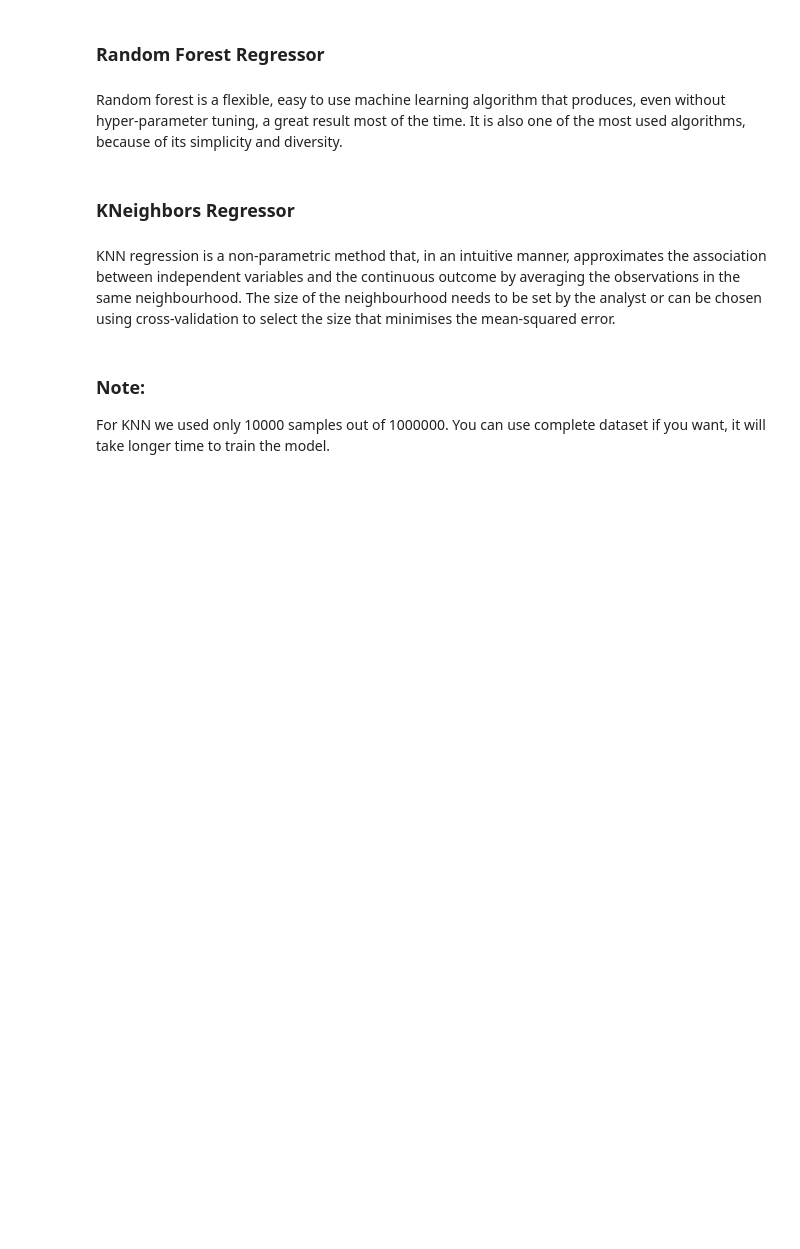
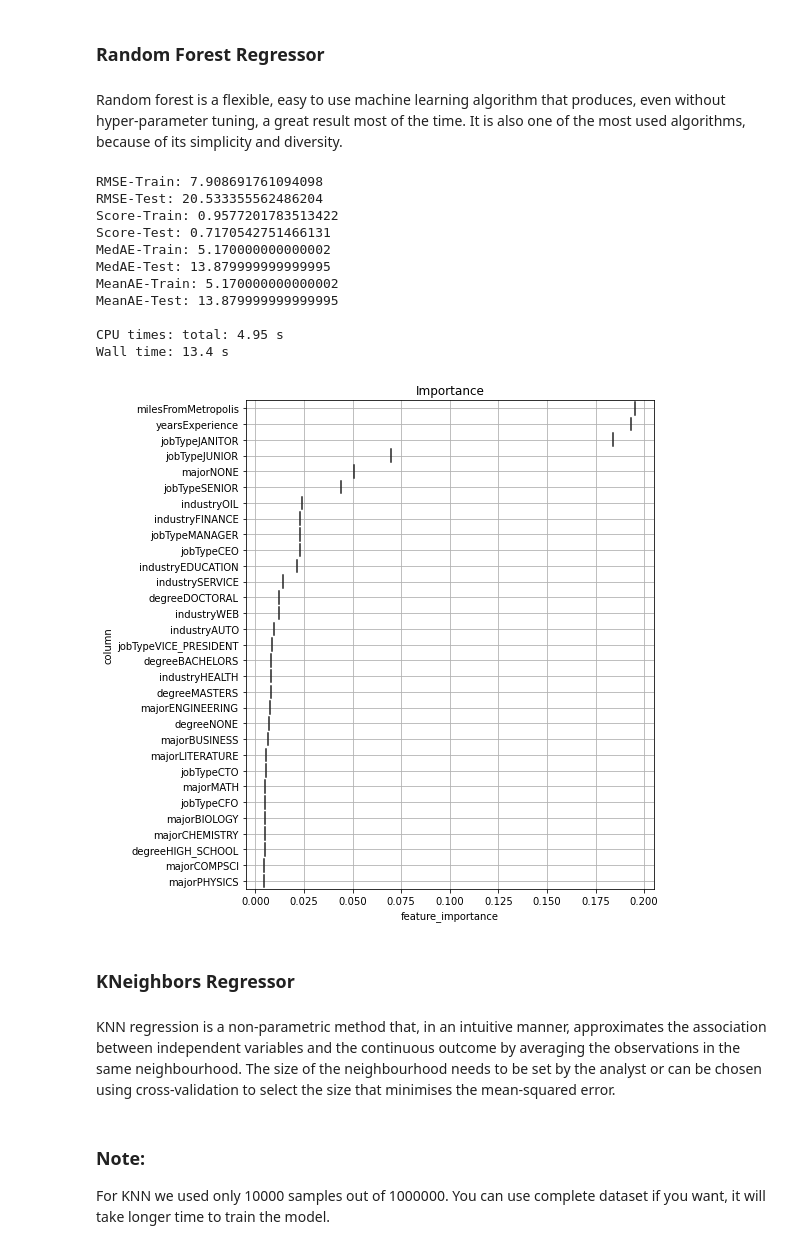
Before and after one commit to wiznikvibe/salary_regression, a Jupyter notebook: Employee_attrition_withoutcode.ipynb, the cells around one changed output. Saved outputs shown, nothing was run; the diff lists cells and outputs as text; code cells hidden in the pictures; blank space fills up the shorter version.

```diff
--- a/Employee_attrition_withoutcode.ipynb
+++ b/Employee_attrition_withoutcode.ipynb
@@ -1328,6 +911,7 @@ train_Y =
 # %%
 # passing features dataframe for one hot encoding process
-encoder =
-train_X =
-train_X =
-train_X =
+encoder = OneHotEncoder()
+train_X = encoder.fit_transform(train_X)
+train_X = train_X.join(train_data['yearsExperience'])
+train_X = train_X.join(train_data['milesFromMetropolis'])
+train_X.head()
@@ -1343,19 +935,29 @@ from sklearn.metrics import median_absolute_error
 
 # Function for calculating RMSE
 def rmse(x,y):
-
+    return np.sqrt(((x-y)**2).mean())
 
 
 
 # Function for calculating all the relevant metrics
 def print_score(m):
-    res =
+    res = [
+        rmse(m.predict(X_train),y_train),
+        rmse(m.predict(X_test), y_test),
+        m.score(X_train, y_train),
+        m.score(X_test, y_test),
+        median_absolute_error(m.predict(X_train),y_train),
+        median_absolute_error(m.predict(X_test),y_test),
+        metrics.median_absolute_error(m.predict(X_train),y_train),
+        metrics.median_absolute_error(m.predict(X_test),y_test)
+    ]
+
 
 
 
 
     print("RMSE-Train: " + str(res[0]) + "\nRMSE-Test: " + str(res[1]) + "\nScore-Train: " + str(res[2]) + "\nScore-Test: " + str(res[3]) +
-         "\nMedAE-Train: " + str(res[4]) + "\nMedAE-Test: " + str(res[5]) + "\nMeanAE-Train: " + str(res[6]) + "\nMeanAE-Test: " + str(res[7]),'\n')
+         "\nMedian_AE-Train: " + str(res[4]) + "\nMedian_AE-Test: " + str(res[5]) + "\nMeanAE-Train: " + str(res[6]) + "\nMeanAE-Test: " + str(res[7]),'\n')
 # %%
 # Visualize importance of all the features in the dataset for the prediction
 
@@ -1427,25 +1052,38 @@ Random forest is a flexible, easy to use machine learning algorithm that produce
 # %%
 %%time
 # Fit a Random Forest Regressor model to the train dataset
 
 # Import RandomForrestRegressor
 from sklearn.ensemble import RandomForestRegressor
 
 # Instantiate the model
-rf=
+rf= RandomForestRegressor()
 
 
 # Fit the model to the data
-
+rf.fit(X_train,y_train)
 
 
 
 # print score of the model
-
+print_score(rf)
 
 
 # visualizing the inportance of features.
-fig, ax =
+fig, ax = visualize_importance(rf.feature_importances_,train_X)
+# %% [output]
+RMSE-Train: 7.908691761094098
+RMSE-Test: 20.533355562486204
+Score-Train: 0.9577201783513422
+Score-Test: 0.7170542751466131
+MedAE-Train: 5.170000000000002
+MedAE-Test: 13.879999999999995
+MeanAE-Train: 5.170000000000002
+MeanAE-Test: 13.879999999999995
+
+CPU times: total: 4.95 s
+Wall time: 13.4 s
+[figure, added]
 # %% [markdown]
 ### KNeighbors Regressor
 # %% [markdown]
```
Also changed, not shown: parts of 52 cells of this notebook.
